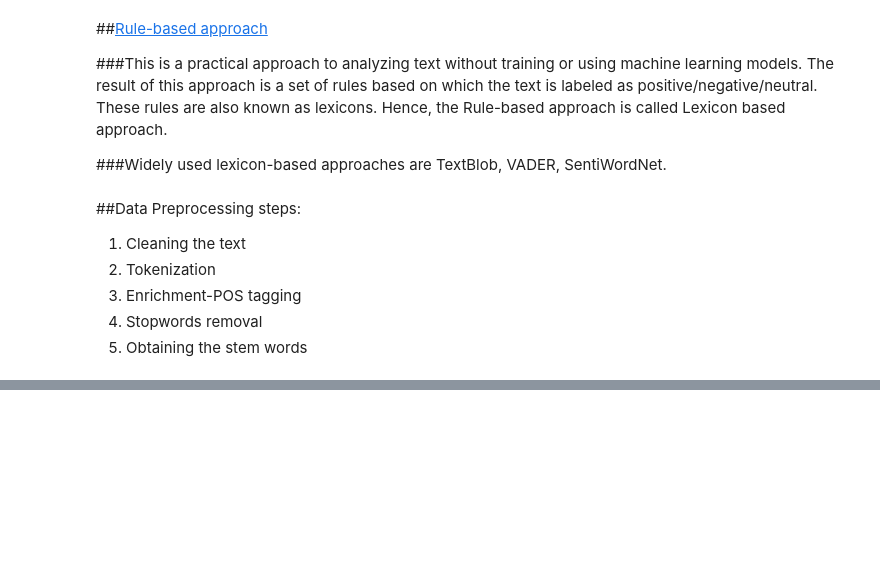
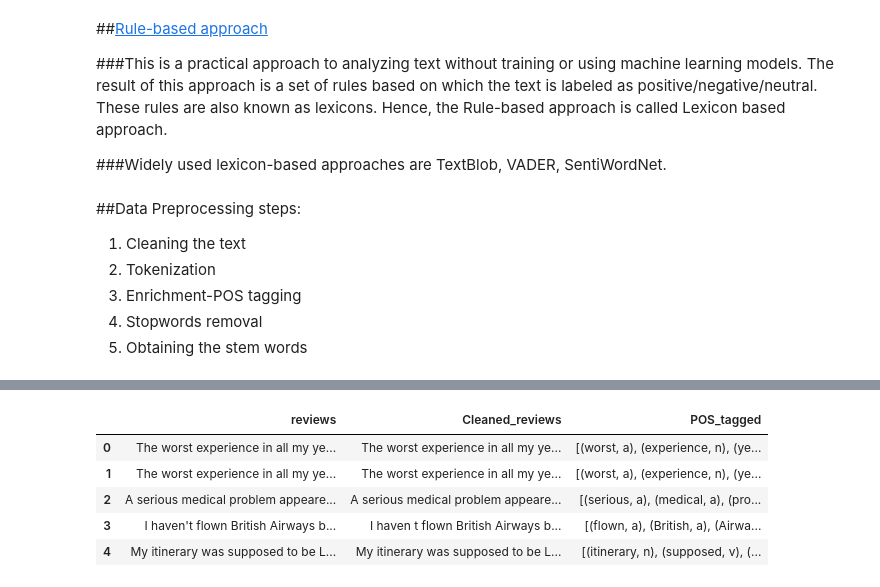
Before and after one commit to mdabushad/British-Airways-Web-Scrapping-and-Predicting-Customer-Buying-Behaviour.ipynb, a Jupyter notebook: British_Airways_Predicting_Customer_Buying_Behaviour.ipynb, the cells around one changed output, grey strips where cells are left out. Drawn from its saved outputs; the diff is of its cells as text; code cells hidden in the pictures; blank space fills up the shorter version.

```diff
--- a/British_Airways_Predicting_Customer_Buying_Behaviour.ipynb
+++ b/British_Airways_Predicting_Customer_Buying_Behaviour.ipynb
@@ -135,0 +111,15 @@ True
+# %%
+# Import the regular expression module
+import re
+
+# Define a function to clean the reviews
+def clean_reviews(review):
+    # Remove all alphabetical characters from the review
+    review = re.sub('[^A-Za-z]+', ' ', review)
+    return review
+
+# Apply the clean_reviews function to the "reviews" column and store the result in a new column "Cleaned_reviews"
+df["Cleaned_reviews"] = df["reviews"].apply(clean_reviews)
+
+# Display the modified DataFrame
+df.head()
@@ -135,0 +171,24 @@ True
+# %%
+#Create a POS tagger dictionary
+pos_dict = {'J':wordnet.ADJ, 'V':wordnet.VERB, 'N':wordnet.NOUN, 'R':wordnet.ADV}
+
+def token_stop_pos(review):
+  tokens  = word_tokenize(review)
+  tags = pos_tag(tokens)
+
+  new_list = []
+  for word, tag in tags:
+    if word.lower() not in set(stopwords.words('english')):
+      new_list.append(tuple([word, pos_dict.get(tag[0])]))
+  return new_list
+
+df["POS_tagged"] = df["Cleaned_reviews"].apply(token_stop_pos)
+# %%
+df.head()
+# %% [output]
+|  | reviews | Cleaned_reviews | POS_tagged |
+| 0 | The worst experience in all my ye... | The worst experience in all my ye... | [(worst, a), (experience, n), (ye... |
+| 1 | The worst experience in all my ye... | The worst experience in all my ye... | [(worst, a), (experience, n), (ye... |
+| 2 | A serious medical problem appeare... | A serious medical problem appeare... | [(serious, a), (medical, a), (pro... |
+| 3 | I haven't flown British Airways b... | I haven t flown British Airways b... | [(flown, a), (British, a), (Airwa... |
+| 4 | My itinerary was supposed to be L... | My itinerary was supposed to be L... | [(itinerary, n), (supposed, v), (... |
```
Also changed, not shown: parts of 10 cells of this notebook.
